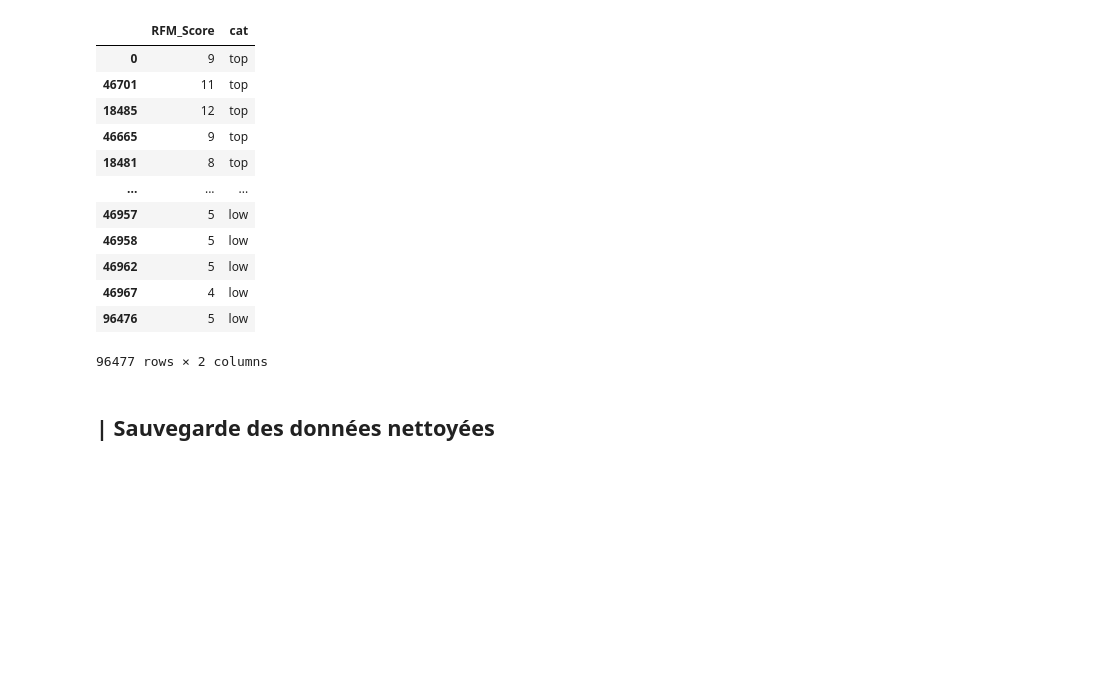
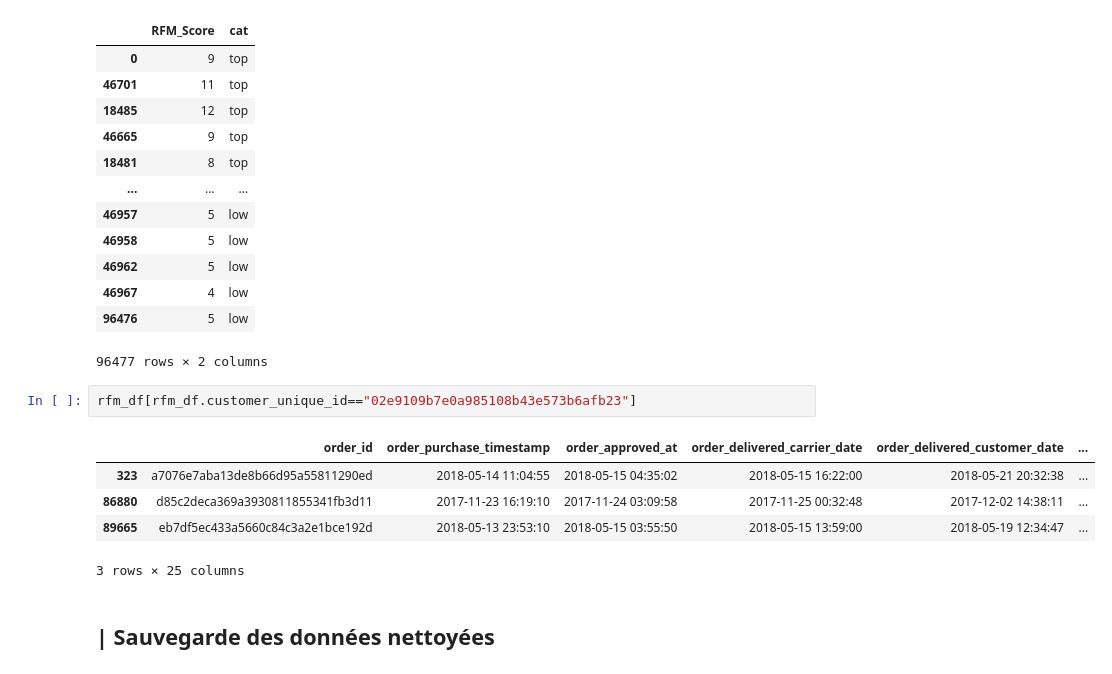
Before and after one commit to amadousysada/ecommerce-customer-segmentation, a Jupyter notebook: main.ipynb, the cells around one changed output. Cells and saved outputs as stored; diff of their text form; blank space fills up the shorter version.

```diff
--- a/main.ipynb
+++ b/main.ipynb
@@ -555,6 +588,14 @@ display(rfm_df[['RFM_Score','cat']].sort_values(by='cat', ascending=False))
 | 46967 | 4 | low |
 | 96476 | 5 | low |
 96477 rows × 2 columns
+# %%
+rfm_df[rfm_df.customer_unique_id=="02e9109b7e0a985108b43e573b6afb23"]
+# %% [output]
+|  | order_id | order_purchase_timestamp | order_approved_at | order_delivered_carrier_date | order_delivered_customer_date | ... |
+| 323 | a7076e7aba13de8b66d95a55811290ed | 2018-05-14 11:04:55 | 2018-05-15 04:35:02 | 2018-05-15 16:22:00 | 2018-05-21 20:32:38 | ... |
+| 86880 | d85c2deca369a3930811855341fb3d11 | 2017-11-23 16:19:10 | 2017-11-24 03:09:58 | 2017-11-25 00:32:48 | 2017-12-02 14:38:11 | ... |
+| 89665 | eb7df5ec433a5660c84c3a2e1bce192d | 2018-05-13 23:53:10 | 2018-05-15 03:55:50 | 2018-05-15 13:59:00 | 2018-05-19 12:34:47 | ... |
+3 rows × 25 columns
 # %% [markdown]
 ## | Sauvegarde des données nettoyées
 # %%
```
Also changed, not shown: parts of 1 cell of this notebook.
